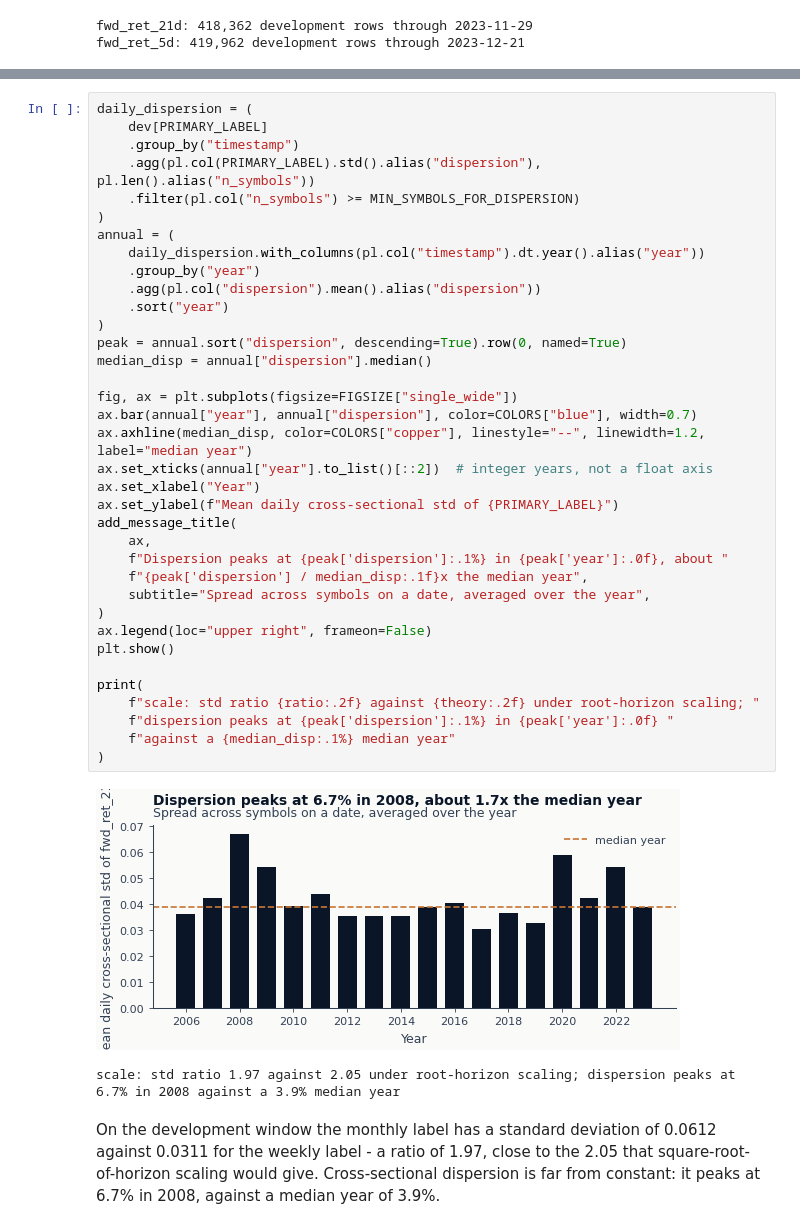
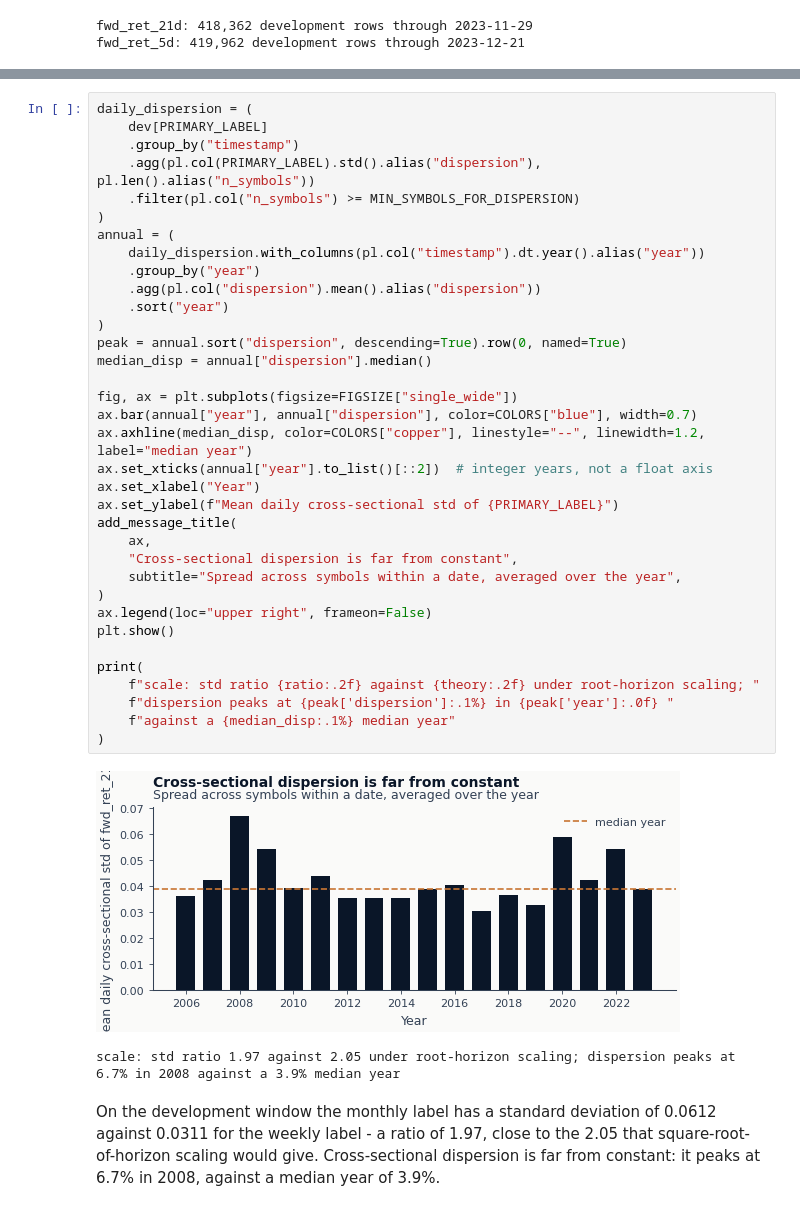
Before and after one commit to wh-nagi/machine-learning-for-trading, a Jupyter notebook: case_studies/etfs/02_labels.ipynb, the cells around one changed output, grey strips where cells are left out. Drawn from its saved outputs; the diff is of its cells as text.

```diff
--- a/case_studies/etfs/02_labels.ipynb
+++ b/case_studies/etfs/02_labels.ipynb
@@ -329,37 +317,36 @@ daily_dispersion = (
     .agg(pl.col(PRIMARY_LABEL).std().alias("dispersion"), pl.len().alias("n_symbols"))
     .filter(pl.col("n_symbols") >= MIN_SYMBOLS_FOR_DISPERSION)
 )
 annual = (
     daily_dispersion.with_columns(pl.col("timestamp").dt.year().alias("year"))
     .group_by("year")
     .agg(pl.col("dispersion").mean().alias("dispersion"))
     .sort("year")
 )
 peak = annual.sort("dispersion", descending=True).row(0, named=True)
 median_disp = annual["dispersion"].median()
 
 fig, ax = plt.subplots(figsize=FIGSIZE["single_wide"])
 ax.bar(annual["year"], annual["dispersion"], color=COLORS["blue"], width=0.7)
 ax.axhline(median_disp, color=COLORS["copper"], linestyle="--", linewidth=1.2, label="median year")
 ax.set_xticks(annual["year"].to_list()[::2])  # integer years, not a float axis
 ax.set_xlabel("Year")
 ax.set_ylabel(f"Mean daily cross-sectional std of {PRIMARY_LABEL}")
 add_message_title(
     ax,
-    f"Dispersion peaks at {peak['dispersion']:.1%} in {peak['year']:.0f}, about "
-    f"{peak['dispersion'] / median_disp:.1f}x the median year",
-    subtitle="Spread across symbols on a date, averaged over the year",
+    "Cross-sectional dispersion is far from constant",
+    subtitle="Spread across symbols within a date, averaged over the year",
 )
 ax.legend(loc="upper right", frameon=False)
 plt.show()
 
 print(
     f"scale: std ratio {ratio:.2f} against {theory:.2f} under root-horizon scaling; "
     f"dispersion peaks at {peak['dispersion']:.1%} in {peak['year']:.0f} "
     f"against a {median_disp:.1%} median year"
 )
 # %% [output]
-[figure, old version]
+[figure, new version]
 scale: std ratio 1.97 against 2.05 under root-horizon scaling; dispersion peaks at 6.7% in 2008 against a 3.9% median year
 # %% [markdown]
 On the development window the monthly label has a standard deviation of 0.0612 against
```
Also changed, not shown: parts of 14 cells of this notebook, 1 other file.
